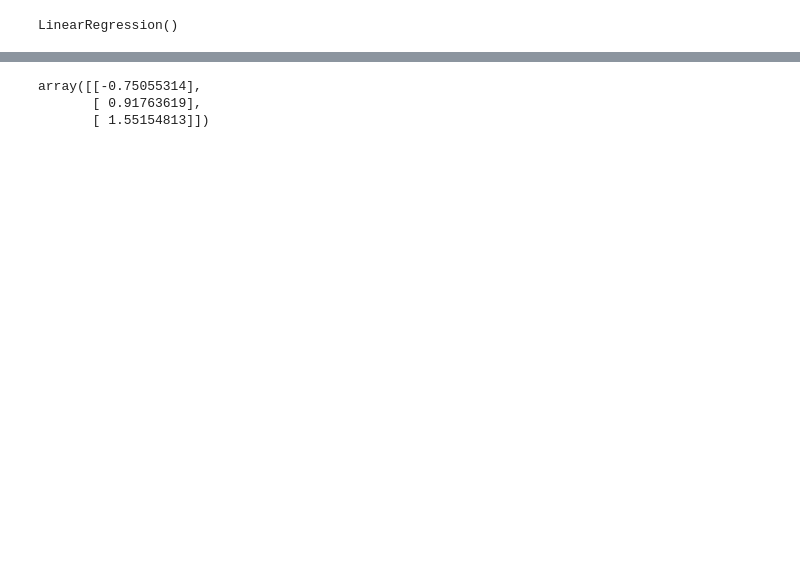
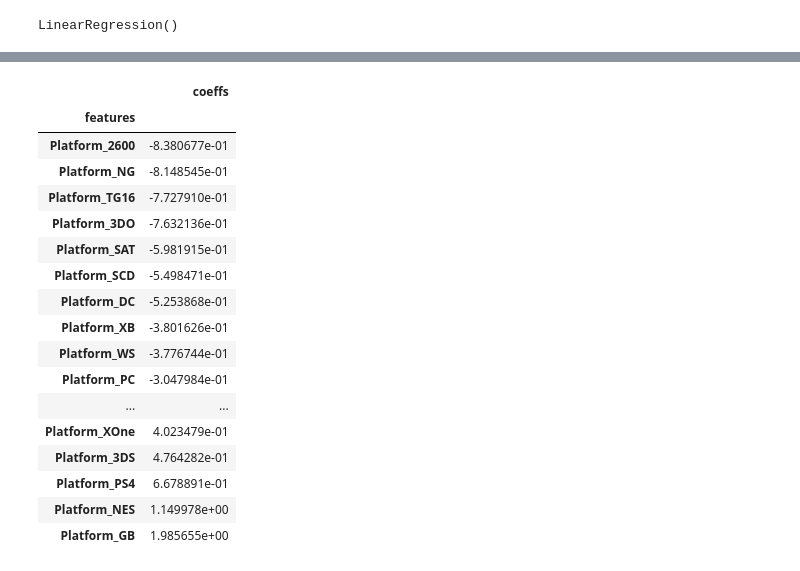
Before and after one commit to tzhang900/ds_capstone, a Jupyter notebook: project/videogames.ipynb, the cells around one changed output, grey strips where cells are left out. Cells and saved outputs as stored; diff of their text form; code cells hidden in the pictures; blank space fills up the shorter version.

```diff
--- a/project/videogames.ipynb
+++ b/project/videogames.ipynb
@@ -167,7 +275,9 @@ target = ['Global_Sales']
 # %%
-# split data into feature and sale. Many sales column (by region), that we can target separetly
-y = games[target].copy()
-#X = games_with_score.drop(["Name","Year_of_Release","Platform", "Genre", "Publisher","Developer","Rating","NA_Sales","EU_Sales","JP_Sales","Other_Sales", "Global_Sales"], axis=1)
-X = games[features].copy()
+# split data into feature and sale.
+#y_critic = games[target].copy()
+y_critic = games["Global_Sales"].copy()
+#X_critic = games[features].copy()
+#X_critic = games.drop(['Global_Sales','NA_Sales','EU_Sales','JP_Sales','Other_Sales'], axis = 1)
+X_critic = games_full.drop(['Global_Sales','NA_Sales','EU_Sales','JP_Sales','Other_Sales'], axis = 1)
 # %%
 # Now, split both X and y data into training and testing sets.
@@ -204,7 +326,24 @@ print(lin_reg.coef_)
-# %%
-m = lin_reg.predict([[30],[80],[99]])
-m
-# %% [output]
-array([[-0.75055314],
-       [ 0.91763619],
-       [ 1.55154813]])
+# %%
+feature_imp = pd.DataFrame(zip(X_critic.columns, lin_reg_critic.coef_), columns = ['features', 'coeffs'])
+feature_imp=feature_imp.set_index('features')
+feature_imp=feature_imp.sort_values('coeffs')
+feature_imp
+# %% [output]
+|  | coeffs |
+| features |  |
+| Platform_2600 | -8.380677e-01 |
+| Platform_NG | -8.148545e-01 |
+| Platform_TG16 | -7.727910e-01 |
+| Platform_3DO | -7.632136e-01 |
+| Platform_SAT | -5.981915e-01 |
+| Platform_SCD | -5.498471e-01 |
+| Platform_DC | -5.253868e-01 |
+| Platform_XB | -3.801626e-01 |
+| Platform_WS | -3.776744e-01 |
+| Platform_PC | -3.047984e-01 |
+| ... | ... |
+| Platform_XOne | 4.023479e-01 |
+| Platform_3DS | 4.764282e-01 |
+| Platform_PS4 | 6.678891e-01 |
+| Platform_NES | 1.149978e+00 |
+| Platform_GB | 1.985655e+00 |
```
Also changed, not shown: parts of 52 cells of this notebook.
